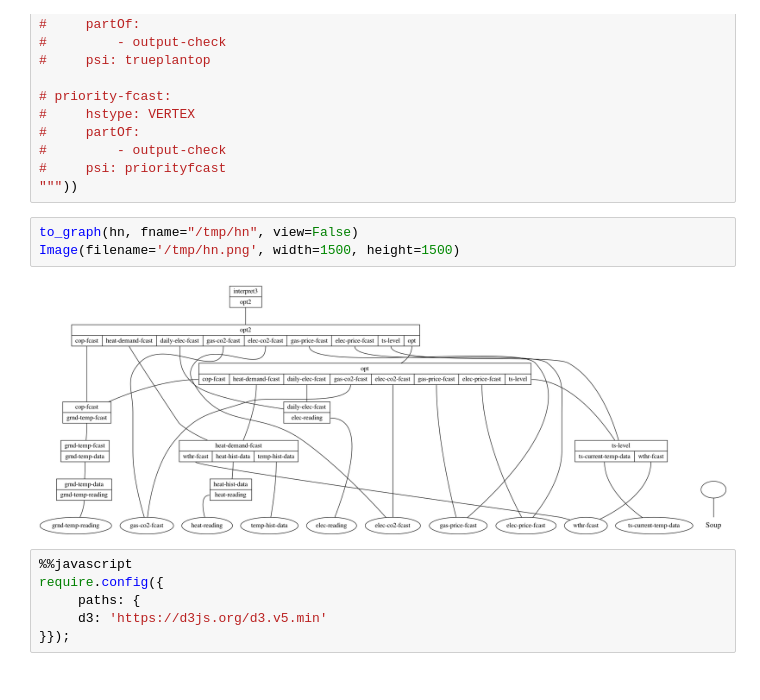
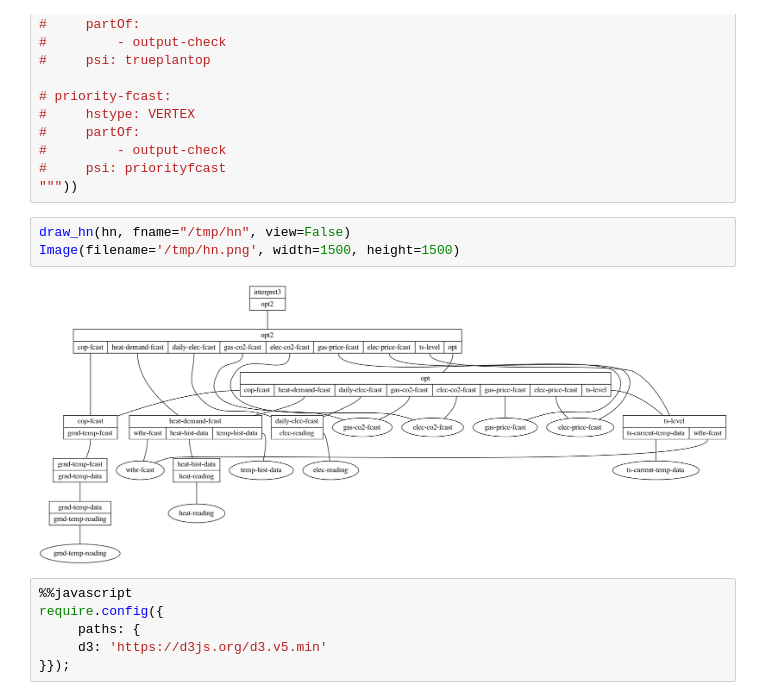
Before and after one commit to rdchar/Hora, a Jupyter notebook: examples/Untitled.ipynb, the cells around one changed output. Saved outputs shown, nothing was run; the diff lists cells and outputs as text.

```diff
--- a/examples/Untitled.ipynb
+++ b/examples/Untitled.ipynb
@@ -255,10 +255,10 @@ elec-reading:
 #     psi: priorityfcast
 """))
 # %%
-to_graph(hn, fname="/tmp/hn", view=False)
+draw_hn(hn, fname="/tmp/hn", view=False)
 Image(filename='/tmp/hn.png', width=1500, height=1500)
 # %% [output]
-[figure, old version]
+[figure, new version]
 # %%
 %%javascript
 require.config({
```
Also changed, not shown: parts of 1 cell of this notebook, 15 other files.
